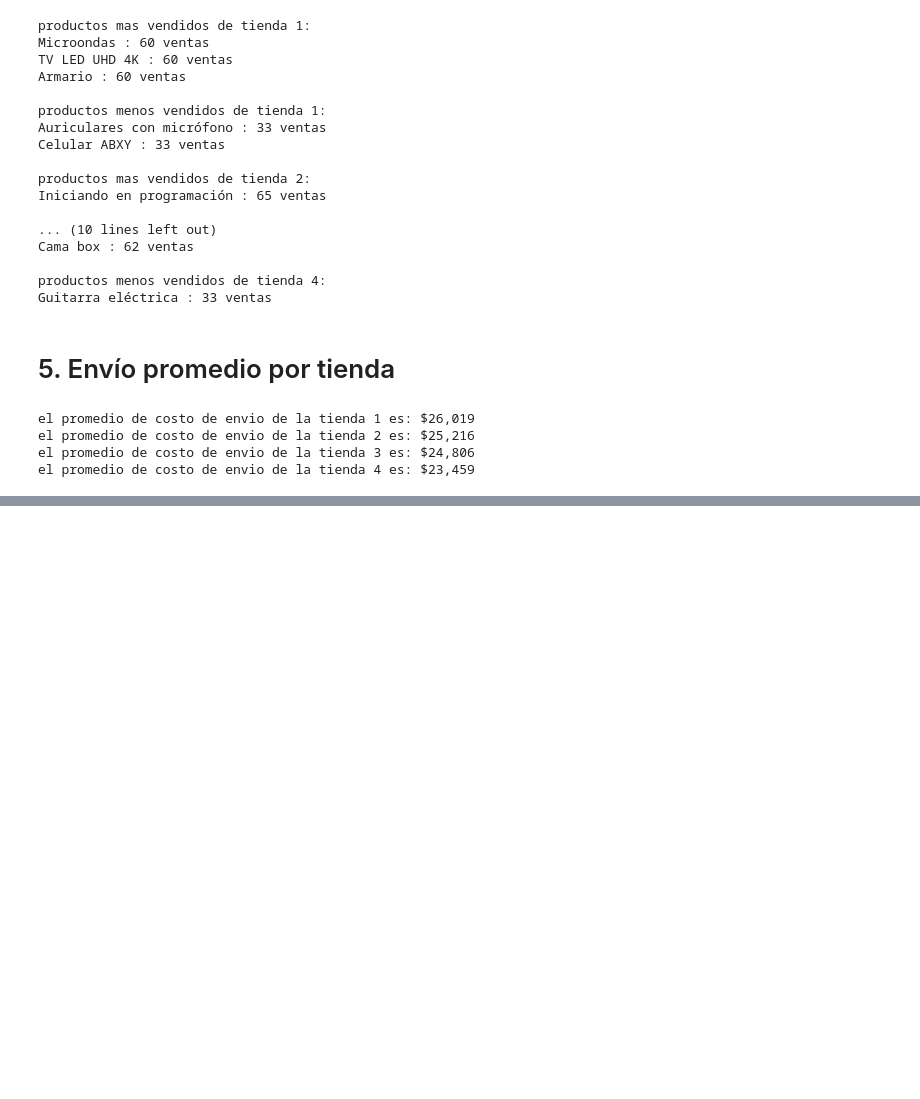
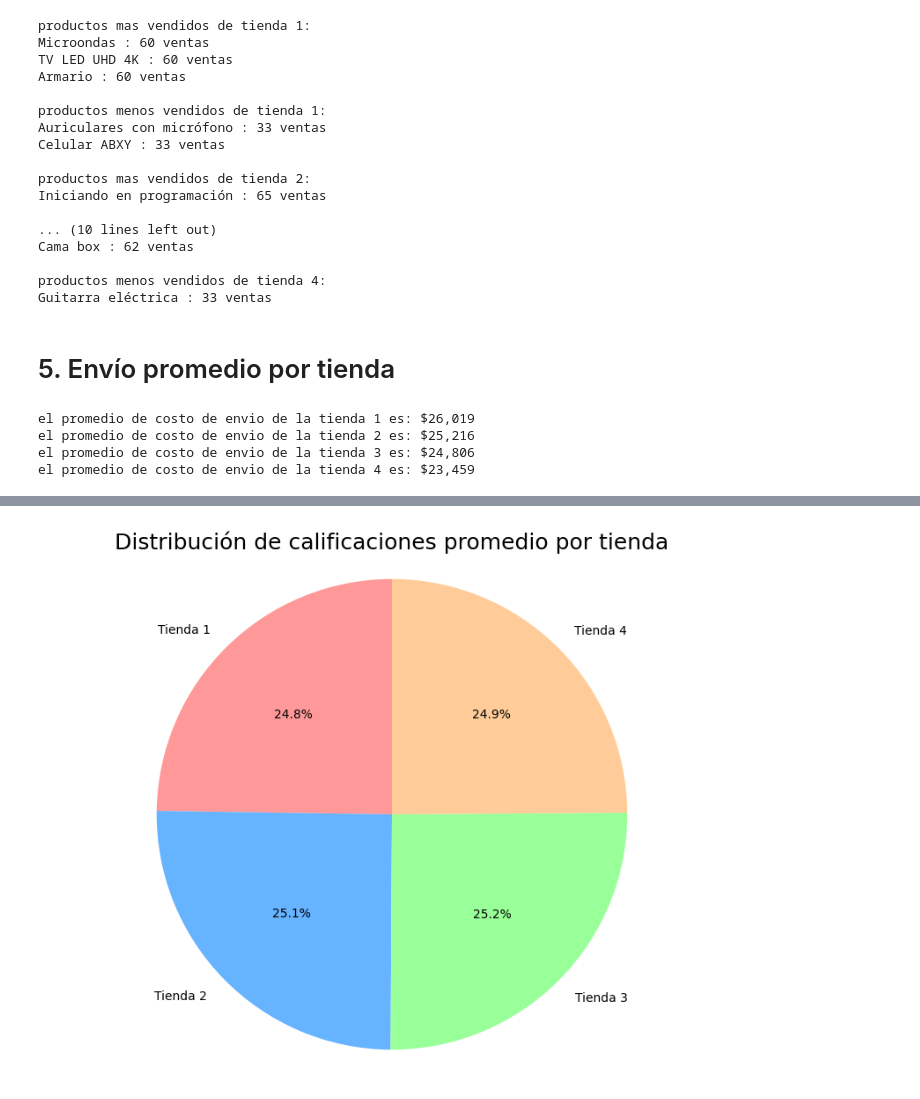
Before and after one commit to duquerson/challenge1-data-science-alura, a Jupyter notebook: AluraStoreLatam.ipynb, the cells around one changed output, grey strips where cells are left out. Cells and saved outputs as stored; diff of their text form; code cells hidden in the pictures; blank space fills up the shorter version.

```diff
--- a/AluraStoreLatam.ipynb
+++ b/AluraStoreLatam.ipynb
@@ -218,0 +249,14 @@ el promedio de costo de envio de la tienda 4 es: $23,459
+# %%
+# Etiquetas y valores para el gráfico
+etiquetas = ['Tienda 1', 'Tienda 2', 'Tienda 3', 'Tienda 4']
+valores = [calificacion_tienda1, calificacion_tienda2, calificacion_tienda3, calificacion_tienda4]
+colores = ['#ff9999','#66b3ff','#99ff99','#ffcc99']
+# Crear el gráfico de torta
+plt.figure(figsize=(8, 6))
+plt.pie(valores, labels=etiquetas, autopct='%1.1f%%', startangle=90, colors=colores)
+plt.title('Distribución de calificaciones promedio por tienda', fontsize='18')
+plt.axis('equal')  # Hace que el gráfico sea un círculo
+
+plt.show()
+# %% [output]
+[figure, added]
```
Also changed, not shown: parts of 6 cells of this notebook.
